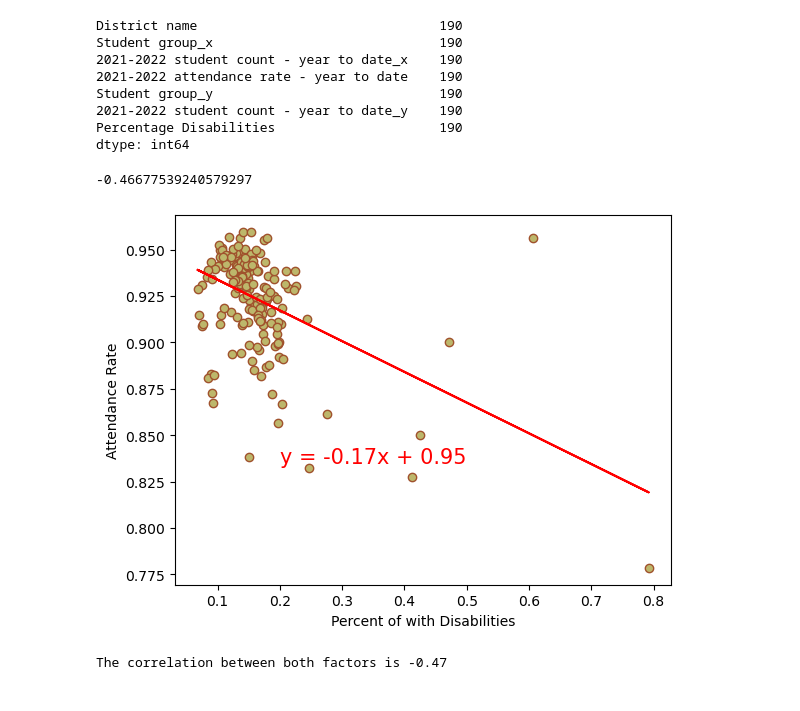
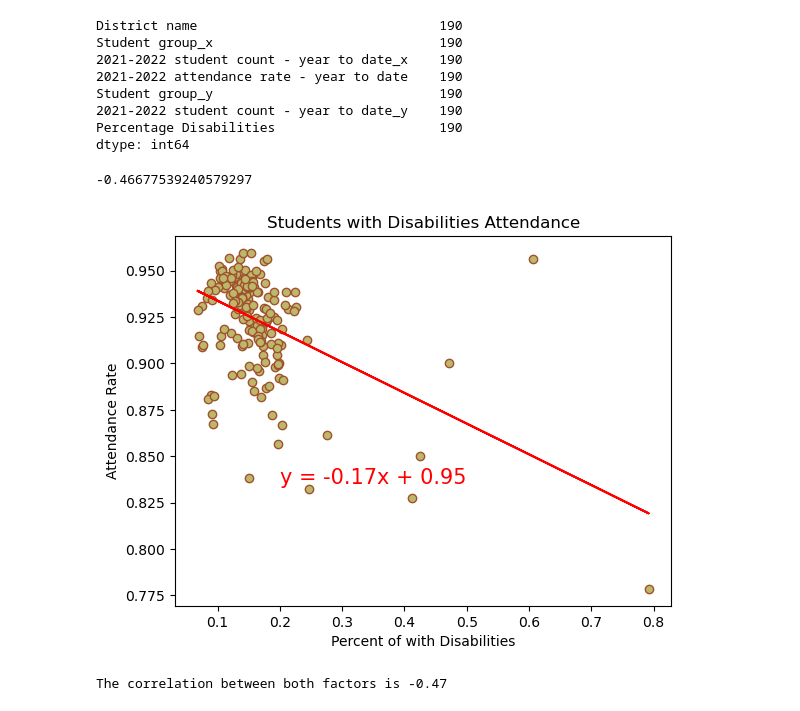
Before and after one commit to jmsavage2008/attendance-project, a Jupyter notebook: Attendance Analysis.ipynb, the cells around one changed output. Drawn from its saved outputs; the diff is of its cells as text; code cells hidden in the pictures.

```diff
--- a/Attendance Analysis.ipynb
+++ b/Attendance Analysis.ipynb
@@ -434,22 +355,23 @@ dtype: int64
 # %%
 x_values = merged_dis_df["Percentage Disabilities"]
 y_values = merged_dis_df["2021-2022 attendance rate - year to date"]
 (slope, intercept, rvalue, pvalue, stderr) = linregress(x_values, y_values)
 regress_values = x_values * slope + intercept
 line_eq = "y = " + str(round(slope,2)) + "x + " + str(round(intercept,2))
 plt.scatter(x_values,y_values, edgecolors="sienna", facecolors="darkkhaki")
 plt.plot(x_values,regress_values,"r-")
 plt.xlabel('Percent of with Disabilities')
 plt.ylabel('Attendance Rate')
 plt.annotate(line_eq,(0.2,0.835),fontsize=15, color = "red")
+plt.title("Students with Disabilities Attendance")
 print(rvalue)
 
 plt.savefig("Images/ScatterDis.png")
 
 plt.show()
 # %% [output]
 -0.46677539240579297
-[figure, old version]
+[figure, new version]
 # %%
 correlation = st.pearsonr(x_values, y_values)
 print(f"The correlation between both factors is {round(correlation[0],2)}")
```
Also changed, not shown: parts of 68 cells of this notebook, 38 other files.
